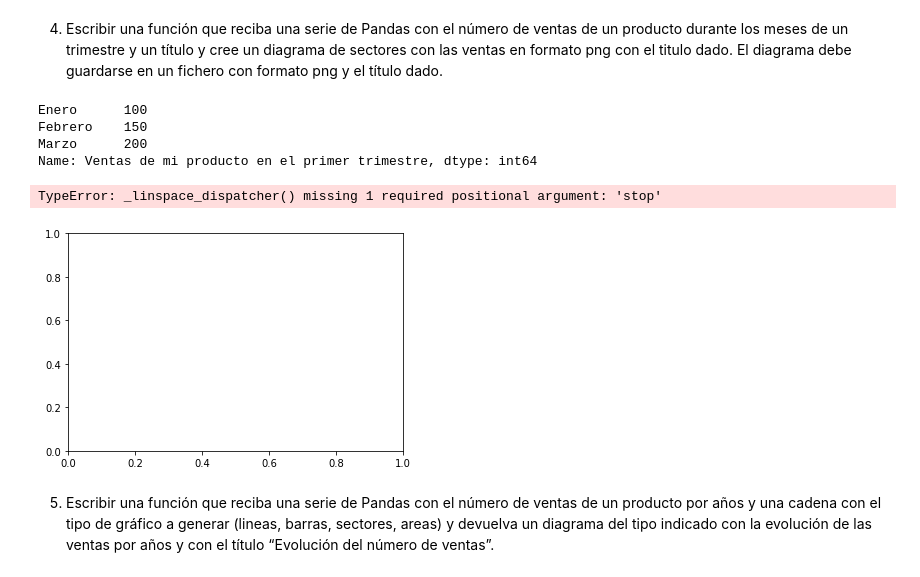
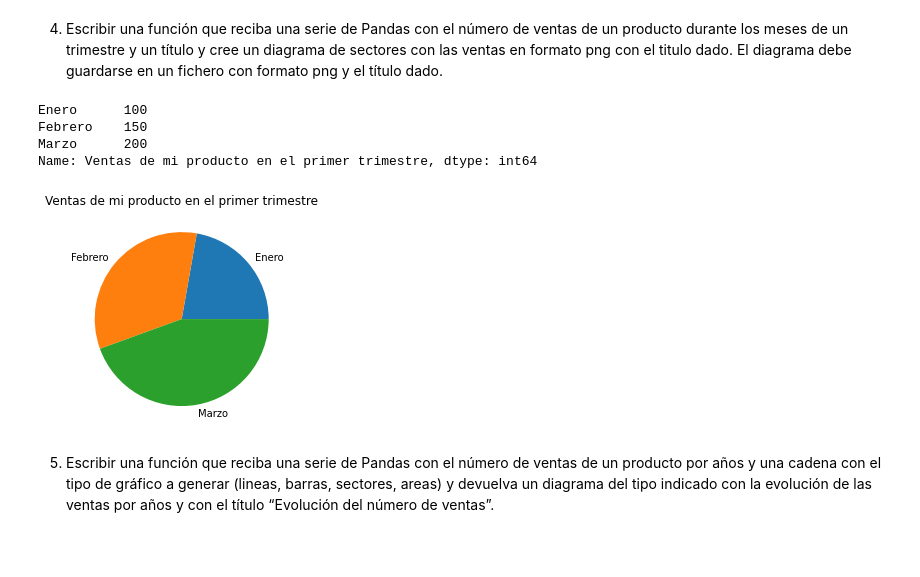
Before and after one commit to juanrojas09/Sistemas-Inteligentes-Practicos, a Jupyter notebook: Practico Python 2.ipynb, the cells around one changed output. Saved outputs shown, nothing was run; the diff lists cells and outputs as text; code cells hidden in the pictures; blank space fills up the shorter version.

```diff
--- a/Practico Python 2.ipynb
+++ b/Practico Python 2.ipynb
@@ -570,35 +570,32 @@ plt.show()
 # %%
 
 import pandas as pd
 import numpy as np
 import matplotlib.pyplot as plt
 datos_ventas = [100, 150, 200]
 meses = ['Enero', 'Febrero', 'Marzo']
 titulo = 'Ventas de mi producto en el primer trimestre'
 
 serie_ventas=pd.Series(datos_ventas, index=meses,name=titulo)
 print(serie_ventas)
 
 def diagrama_ventas(serie_ventas):
     datos_ventas = serie_ventas.values.tolist()
     meses = serie_ventas.index.tolist()
     fig, ax = plt.subplots()
-    x = np.linspace(datos_ventas)
-    y = np.linspace(meses)
-    x, y = np.meshgrid(x, y)
-    z = np.sqrt(x**2 + 2*y**2)
-    ax.contourf(x, y, z)
+    ax.pie(datos_ventas, labels=meses)
+    ax.set_title(serie_ventas.name)
+    plt.savefig(serie_ventas.name + '.png')
     plt.show()
 
 
 diagrama_ventas(serie_ventas)
 # %% [output]
 Enero      100
 Febrero    150
 Marzo      200
 Name: Ventas de mi producto en el primer trimestre, dtype: int64
-TypeError: _linspace_dispatcher() missing 1 required positional argument: 'stop'
-[figure, old version]
+[figure, new version]
 # %% [markdown]
 5. Escribir una función que reciba una serie de Pandas con el número de ventas de un producto por años y una cadena con el tipo de gráfico a generar (lineas, barras, sectores, areas) y devuelva un diagrama del tipo indicado con la evolución de las ventas por años y con el título “Evolución del número de ventas”.
 # %% [markdown]
```
Also changed, not shown: 4 other files.
